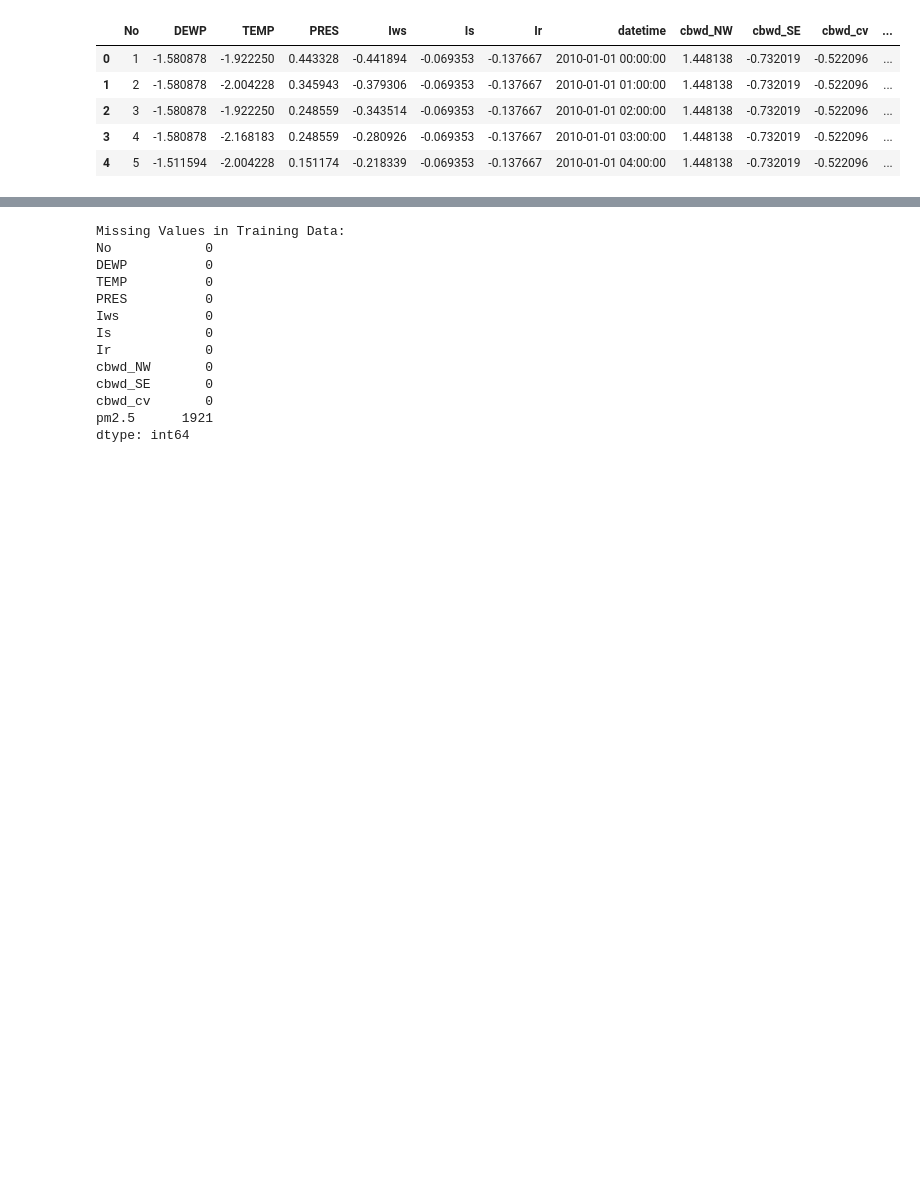
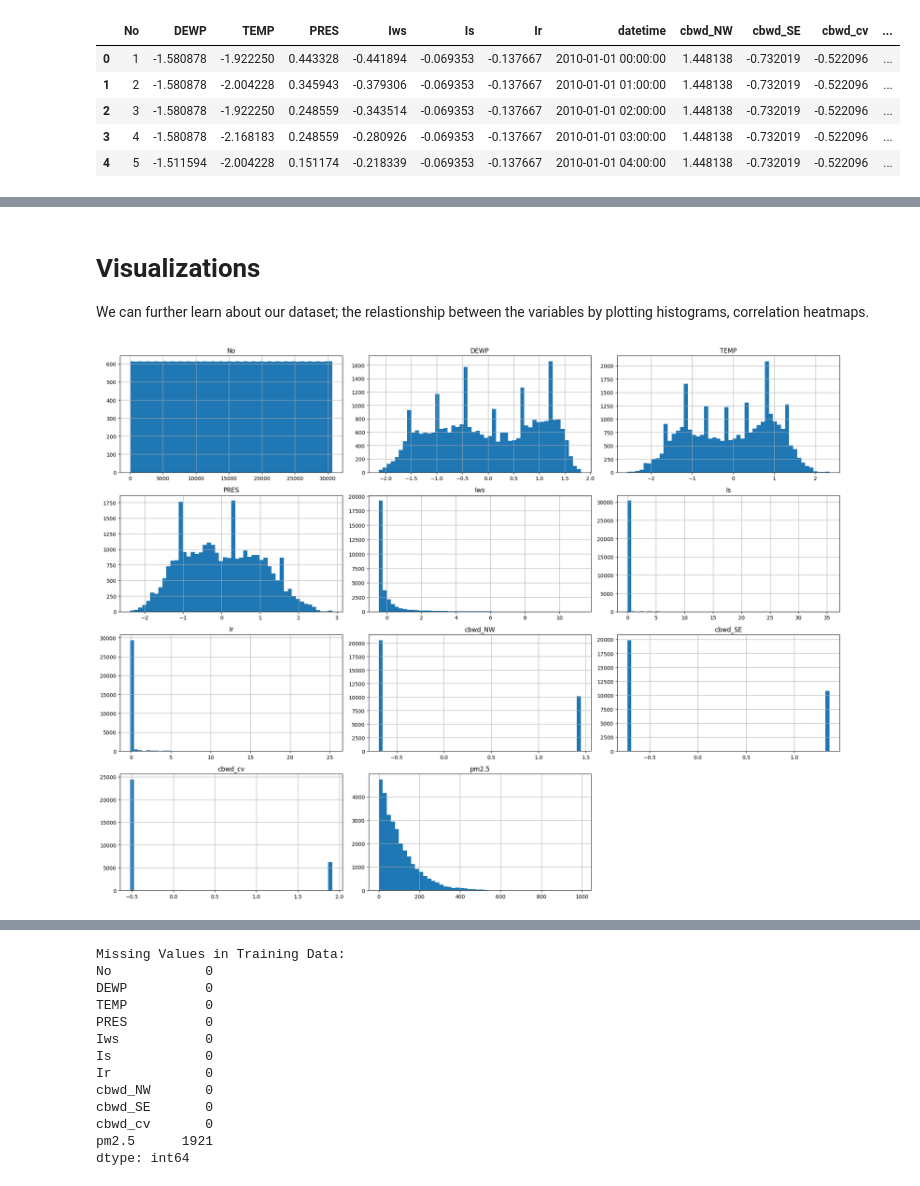
Before and after one commit to k-ganda/air_quality_forcasting_ML, a Jupyter notebook: notebook/air_quality.ipynb, the cells around one changed output, grey strips where cells are left out. Saved outputs shown, nothing was run; the diff lists cells and outputs as text; code cells hidden in the pictures; blank space fills up the shorter version.

```diff
--- a/notebook/air_quality.ipynb
+++ b/notebook/air_quality.ipynb
@@ -45,0 +96,11 @@ Index(['No', 'DEWP', 'TEMP', 'PRES', 'Iws', 'Is', 'Ir', 'datetime', 'cbwd_NW',
+# %% [markdown]
+# Visualizations
+
+We can further learn about our dataset; the relastionship between the variables by plotting histograms, correlation heatmaps.
+# %%
+# Let's plot histograms
+train.hist(bins=50, figsize=(20,15))
+plt.tight_layout()
+plt.show()
+# %% [output]
+[figure, added]
```
Also changed, not shown: parts of 28 cells of this notebook.
